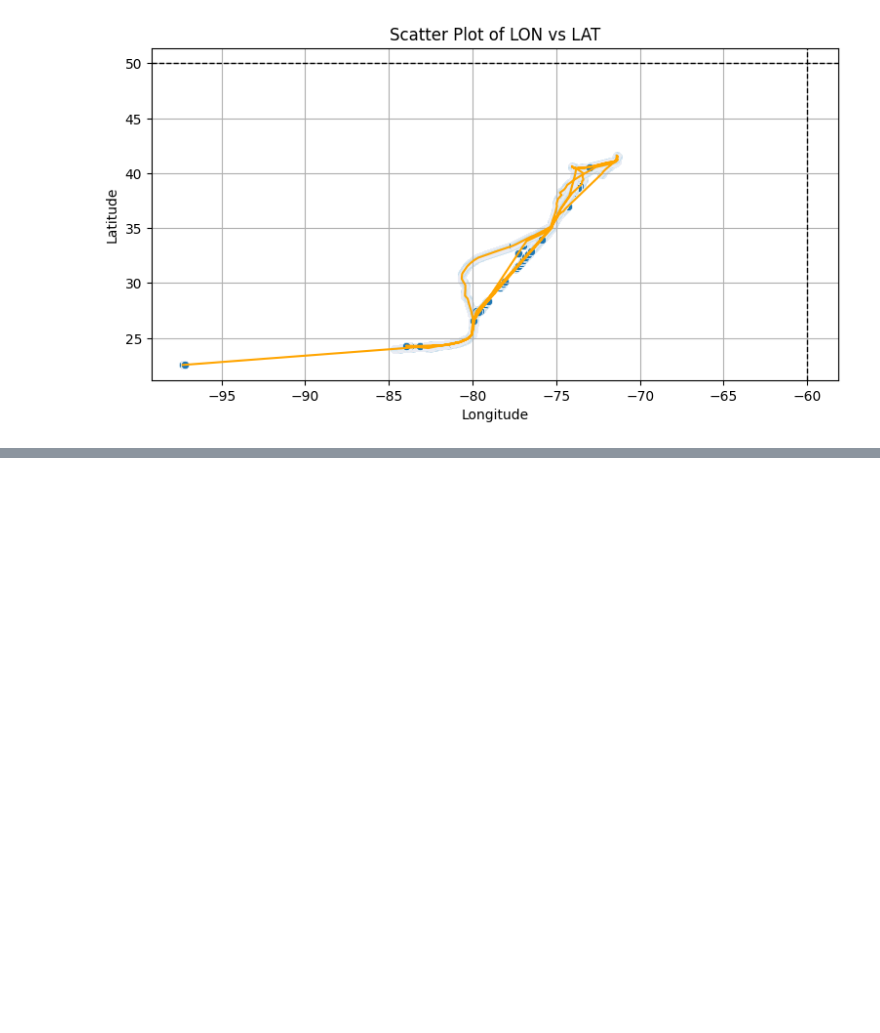
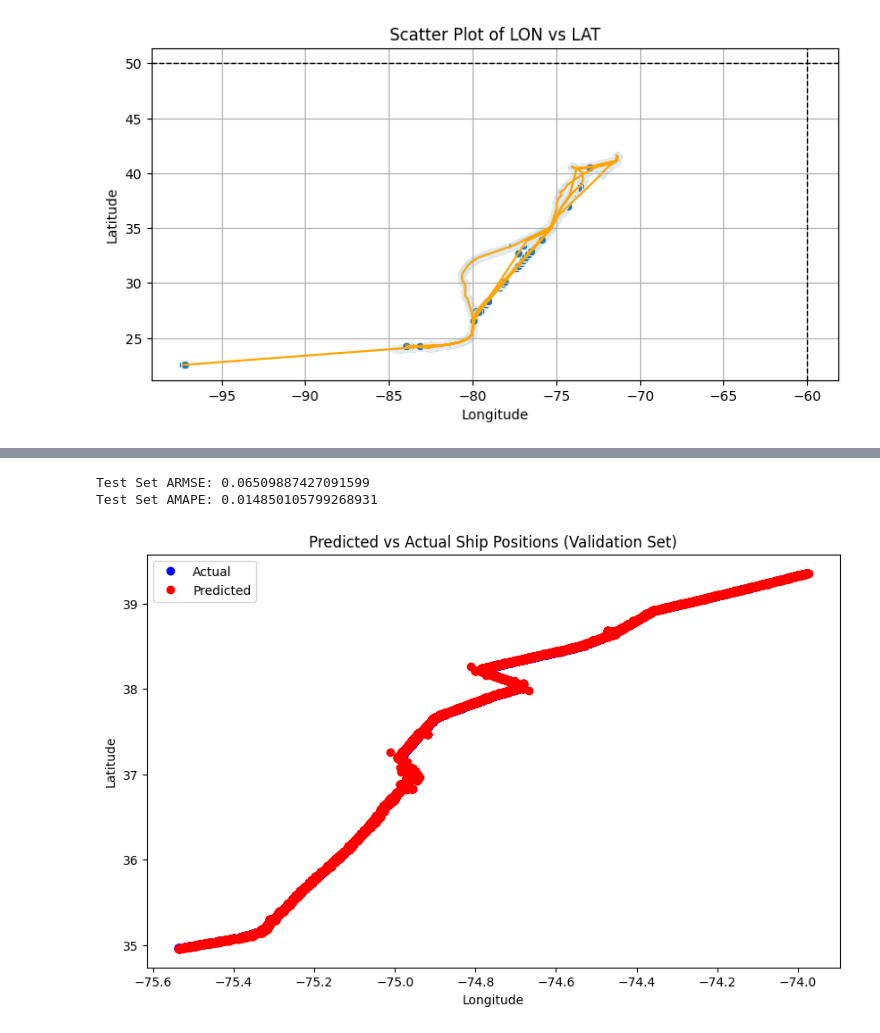
Before and after one commit to ariqzuhdi/cnn-lstm-se, a Jupyter notebook: model_final.ipynb, the cells around one changed output, grey strips where cells are left out. Drawn from its saved outputs; the diff is of its cells as text; code cells hidden in the pictures; blank space fills up the shorter version.

```diff
--- a/model_final.ipynb
+++ b/model_final.ipynb
@@ -269,3 +345,20 @@ Test Set ARMSE: 0.06847728043794632, Test Set AMAPE: 0.020325036894064397
+# %%
+print(f"Test Set ARMSE: {armse_test}")
+print(f"Test Set AMAPE: {amape_test}")
+# %% [output]
+Test Set ARMSE: 0.06509887427091599
+Test Set AMAPE: 0.014850105799268931
+# %%
+plt.figure(figsize=(10, 6))
+plt.plot(y_val[:, 1], y_val[:, 0], 'bo', label='Actual')  # Longitude di sumbu x, Latitude di sumbu y
+plt.plot(y_val_pred[:, 1], y_val_pred[:, 0], 'ro', label='Predicted')  # Prediksi Longitude & Latitude
+plt.xlabel('Longitude')
+plt.ylabel('Latitude')
+plt.legend()
+plt.title('Predicted vs Actual Ship Positions (Validation Set)')
+plt.show()
+# %% [output]
+[figure, added]
 # %%
 # Plot predictions vs actual
 plt.figure(figsize=(10, 6))
```
Also changed, not shown: parts of 14 cells of this notebook, 1 other file.
